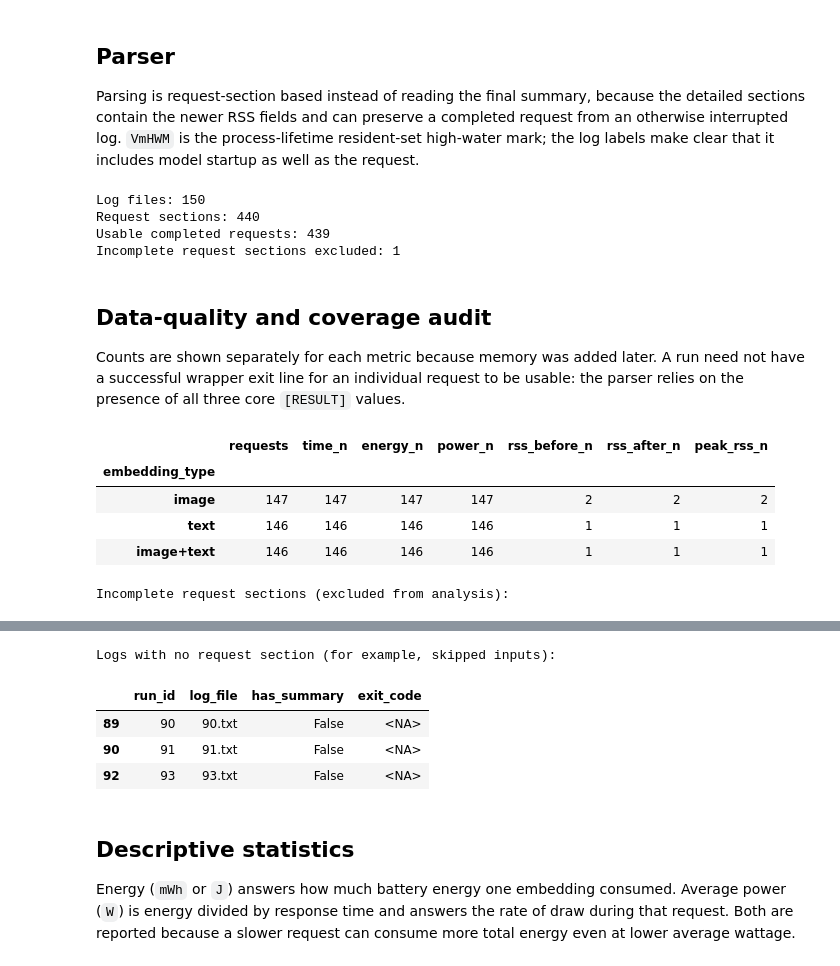
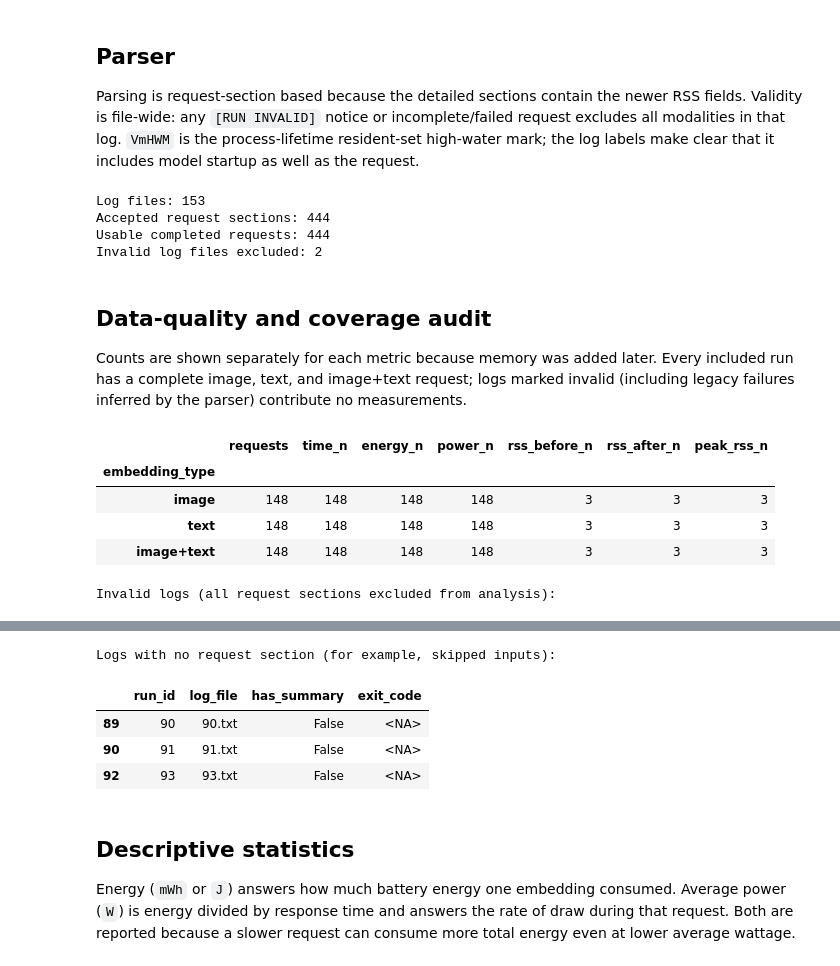
Before and after one commit to yigitBaysoyu/modernizing-screen2vec, a Jupyter notebook: _pixel.ipynb, the cells around one changed output, grey strips where cells are left out. Cells and saved outputs as stored; diff of their text form; code cells hidden in the pictures.

```diff
--- a/_pixel.ipynb
+++ b/_pixel.ipynb
@@ -28,7 +28,7 @@ LABEL_TO_TYPE = {
 # %% [markdown]
 ## Parser
 
-Parsing is request-section based instead of reading the final summary, because the detailed sections contain the newer RSS fields and can preserve a completed request from an otherwise interrupted log. `VmHWM` is the process-lifetime resident-set high-water mark; the log labels make clear that it includes model startup as well as the request.
+Parsing is request-section based because the detailed sections contain the newer RSS fields. Validity is file-wide: any `[RUN INVALID]` notice or incomplete/failed request excludes all modalities in that log. `VmHWM` is the process-lifetime resident-set high-water mark; the log labels make clear that it includes model startup as well as the request.
 # %%
 NUMBER = r"([-+]?(?:\d+(?:\.\d*)?|\.\d+)(?:[eE][-+]?\d+)?)"
 REQUEST_RE = re.compile(
@@ -62,6 +62,8 @@ METHOD_RE = re.compile(
 RUN_ID_RE = re.compile(r"^Run ID:\s*(\d+)\s*$", re.MULTILINE)
 STARTED_RE = re.compile(r"^Started:\s*(.+?)\s*$", re.MULTILINE)
 EXIT_RE = re.compile(r"^Exit code:\s*(-?\d+)\s*$", re.MULTILINE)
+HTTP_STATUS_RE = re.compile(r"^\[HTTP\] Status code:\s*(\d+)\s*$", re.MULTILINE)
+INVALID_NOTICE_RE = re.compile(r"^\[RUN INVALID\].*$", re.MULTILINE)
 
 
 def _numeric_value(pattern, section):
@@ -87,6 +89,8 @@ def parse_pixel_log(path):
     started_match = STARTED_RE.search(text)
     exit_match = EXIT_RE.search(text)
     headings = list(REQUEST_RE.finditer(text))
+    invalid_notice = INVALID_NOTICE_RE.search(text)
+    http_statuses = [int(value) for value in HTTP_STATUS_RE.findall(text)]
 
     metadata = {
         "run_id": run_id,
@@ -95,6 +99,7 @@ def parse_pixel_log(path):
         "exit_code": int(exit_match.group(1)) if exit_match else pd.NA,
         "has_summary": "=== Summary ===" in text,
         "request_sections": len(headings),
+        "invalid_notice": invalid_notice.group(0) if invalid_notice else None,
     }
 
     rows = []
@@ -129,6 +134,26 @@ def parse_pixel_log(path):
         rows.append(row)
 
     metadata["complete_requests"] = sum(row["request_complete"] for row in rows)
+    expected_labels = set(LABEL_TO_TYPE)
+    observed_labels = {row["request_label"] for row in rows}
+    complete_request_set = (
+        len(rows) == len(expected_labels)
+        and observed_labels == expected_labels
+        and all(row["request_complete"] for row in rows)
+    )
+    exit_code = metadata["exit_code"]
+    if invalid_notice:
+        invalid_reason = invalid_notice.group(0)
+    elif any(status < 200 or status >= 300 for status in http_statuses):
+        invalid_reason = f"legacy non-2xx HTTP status: {http_statuses}"
+    elif pd.notna(exit_code) and exit_code != 0:
+        invalid_reason = f"legacy nonzero exit code: {exit_code}"
+    elif rows and not complete_request_set:
+        invalid_reason = "incomplete three-request set"
+    else:
+        invalid_reason = None
+    metadata["run_invalid"] = invalid_reason is not None
+    metadata["invalid_reason"] = invalid_reason
     return rows, metadata
 # %%
 if not LOG_DIR.is_dir():
@@ -141,7 +166,8 @@ request_rows = []
 log_rows = []
 for log_path in sorted(LOG_DIR.glob("*.txt"), key=log_sort_key):
     rows, metadata = parse_pixel_log(log_path)
-    request_rows.extend(rows)
+    if not metadata["run_invalid"]:
+        request_rows.extend(rows)
     log_rows.append(metadata)
 
 all_requests = pd.DataFrame(request_rows)
@@ -153,50 +179,46 @@ measurements["embedding_type"] = pd.Categorical(
 measurements = measurements.sort_values(["run_id", "embedding_type"]).reset_index(drop=True)
 
 print(f"Log files: {len(logs):,}")
-print(f"Request sections: {len(all_requests):,}")
+print(f"Accepted request sections: {len(all_requests):,}")
 print(f"Usable completed requests: {len(measurements):,}")
-print(f"Incomplete request sections excluded: {(~all_requests['request_complete']).sum():,}")
+print(f"Invalid log files excluded: {logs['run_invalid'].sum():,}")
 # %% [output]
-Log files: 150
-Request sections: 440
-Usable completed requests: 439
-Incomplete request sections excluded: 1
+Log files: 153
+Accepted request sections: 444
+Usable completed requests: 444
+Invalid log files excluded: 2
 # %% [markdown]
 ## Data-quality and coverage audit
 
-Counts are shown separately for each metric because memory was added later. A run need not have a successful wrapper exit line for an individual request to be usable: the parser relies on the presence of all three core `[RESULT]` values.
+Counts are shown separately for each metric because memory was added later. Every included run has a complete image, text, and image+text request; logs marked invalid (including legacy failures inferred by the parser) contribute no measurements.
 # %%
 coverage = (
     measurements.groupby("embedding_type", observed=False)
     .agg(
         requests=("run_id", "size"),
         time_n=("response_time_s", "count"),
         energy_n=("energy_mwh", "count"),
         power_n=("average_power_w", "count"),
         rss_before_n=("rss_before_mib", "count"),
         rss_after_n=("rss_after_mib", "count"),
         peak_rss_n=("peak_rss_mib", "count"),
     )
 )
 display(coverage)
 
-incomplete = all_requests.loc[
-    ~all_requests["request_complete"],
-    ["run_id", "log_file", "request_number", "embedding_type",
-     "response_time_s", "energy_mwh", "average_power_w"],
-]
-if not incomplete.empty:
-    print("Incomplete request sections (excluded from analysis):")
-    display(incomplete)
+invalid_logs = logs.loc[logs["run_invalid"]]
+if not invalid_logs.empty:
+    print("Invalid logs (all request sections excluded from analysis):")
+    display(invalid_logs[["run_id", "log_file", "invalid_reason"]])
 
 no_request_logs = logs.loc[logs["request_sections"] == 0]
 if not no_request_logs.empty:
     print("Logs with no request section (for example, skipped inputs):")
     display(no_request_logs[["run_id", "log_file", "has_summary", "exit_code"]])
 # %% [output]
 |  | requests | time_n | energy_n | power_n | rss_before_n | rss_after_n | peak_rss_n |
 | embedding_type |  |  |  |  |  |  |  |
-| image | 147 | 147 | 147 | 147 | 2 | 2 | 2 |
-| text | 146 | 146 | 146 | 146 | 1 | 1 | 1 |
-| image+text | 146 | 146 | 146 | 146 | 1 | 1 | 1 |
+| image | 148 | 148 | 148 | 148 | 3 | 3 | 3 |
+| text | 148 | 148 | 148 | 148 | 3 | 3 | 3 |
+| image+text | 148 | 148 | 148 | 148 | 3 | 3 | 3 |
-Incomplete request sections (excluded from analysis):
+Invalid logs (all request sections excluded from analysis):
```
Also changed, not shown: parts of 6 cells of this notebook, 2 other files.
